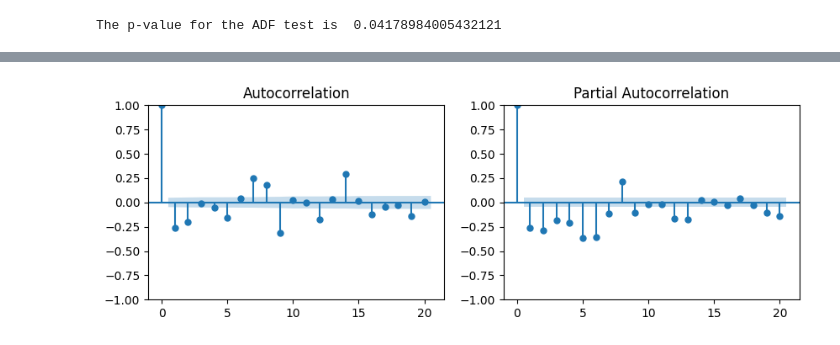
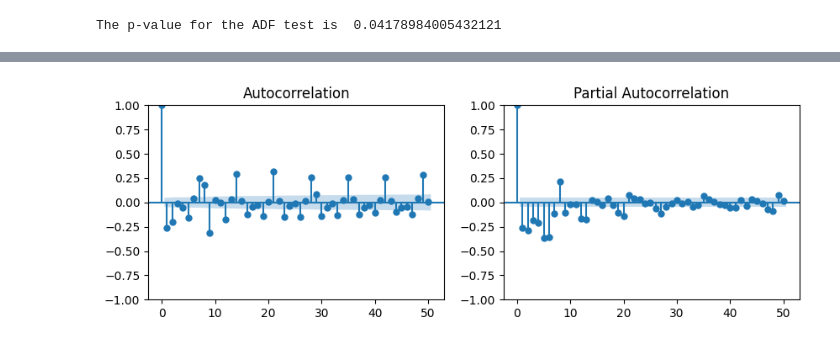
Before and after one commit to yukims19/Store-Sales-Time-Series-Prediction, a Jupyter notebook: data_wrangling_and_eda.ipynb, the cells around one changed output, grey strips where cells are left out. Drawn from its saved outputs; the diff is of its cells as text; code cells hidden in the pictures.

```diff
--- a/data_wrangling_and_eda.ipynb
+++ b/data_wrangling_and_eda.ipynb
@@ -195,3 +165,0 @@ dtype: int64
-# %%
-oil = oil.dropna()
-oil.isnull().sum()
@@ -326,0 +268,12 @@ None
+# %%
+target_columns = ['holiday_type', 'holiday_locale', 'locale_name', 'holiday_description', 'holiday_transferred']
+
+for col in target_columns:
+    train[col].fillna('None', inplace=True)
+    test[col].fillna('None', inplace=True)
+# %%
+train['daily_oil_price'].interpolate(method='linear', inplace=True)
+train['daily_oil_price'].fillna(method='bfill', inplace=True)
+
+test['daily_oil_price'].interpolate(method='linear', inplace=True)
+test['daily_oil_price'].fillna(method='bfill', inplace=True)
@@ -798,10 +827,10 @@ chg_sales.head()
 # %%
 fig, axes = plt.subplots(1,2, figsize=(10, 3))
 
 # Plot the ACF
-plot_acf(chg_sales, lags=20, ax=axes[0])
+plot_acf(chg_sales['sales'], lags=50, ax=axes[0])
 # Plot the PACF
-plot_pacf(chg_sales, lags=20, ax=axes[1])
+plot_pacf(chg_sales['sales'], lags=50, ax=axes[1])
 plt.show()
 # %% [output]
-[figure, old version]
+[figure, new version]
```
Also changed, not shown: parts of 32 cells of this notebook.
